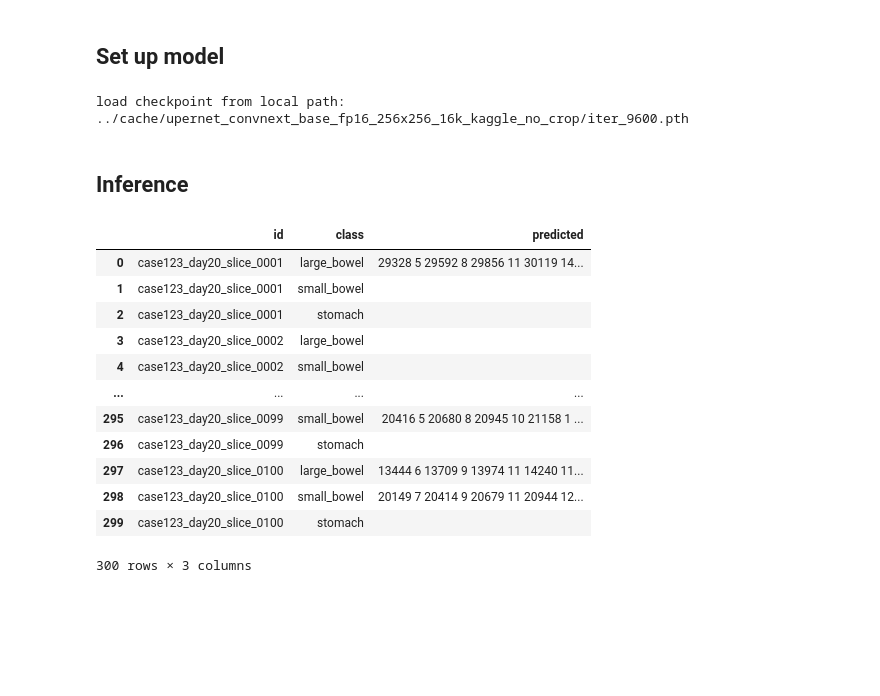
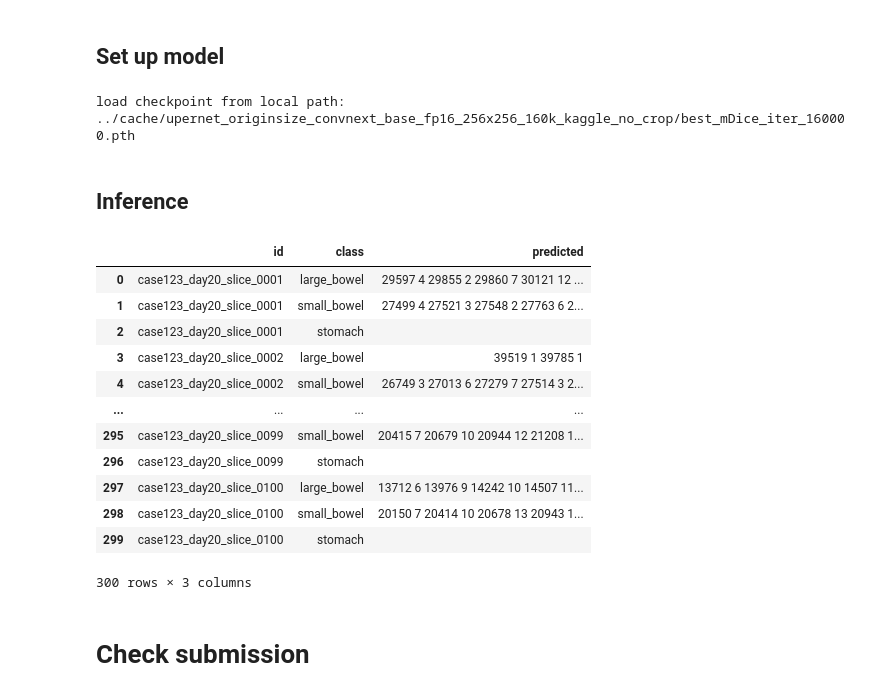
Before and after one commit to zezeze97/kaggle_segmentation, a Jupyter notebook: kaggle_segmentation/prepare_submission_pred.ipynb, the cells around one changed output. Drawn from its saved outputs; the diff is of its cells as text; code cells hidden in the pictures; blank space fills up the shorter version.

```diff
--- a/kaggle_segmentation/prepare_submission_pred.ipynb
+++ b/kaggle_segmentation/prepare_submission_pred.ipynb
@@ -13,12 +13,34 @@ import numpy as np
 # %% [markdown]
 ## Usefull tools
 # %%
+# ref.: https://www.kaggle.com/stainsby/fast-tested-rle
 def rle_encode(img):
+    '''
+    img: numpy array, 1 - mask, 0 - background
+    Returns run length as string formated
+    '''
     pixels = img.flatten()
     pixels = np.concatenate([[0], pixels, [0]])
     runs = np.where(pixels[1:] != pixels[:-1])[0] + 1
     runs[1::2] -= runs[::2]
     return ' '.join(str(x) for x in runs)
+
+# ref: https://www.kaggle.com/paulorzp/run-length-encode-and-decode
+def rle_decode(mask_rle, shape):
+    '''
+    mask_rle: run-length as string formated (start length)
+    shape: (height,width) of array to return
+    Returns numpy array, 1 - mask, 0 - background
+
+    '''
+    s = np.asarray(mask_rle.split(), dtype=int)
+    starts = s[0::2] - 1
+    lengths = s[1::2]
+    ends = starts + lengths
+    img = np.zeros(shape[0]*shape[1], dtype=np.uint8)
+    for lo, hi in zip(starts, ends):
+        img[lo:hi] = 1
+    return img.reshape(shape)  # Needed to align to RLE direction
 
 def convert_pred(img):
     '''
@@ -73,40 +95,40 @@ sub
 # %% [markdown]
 ## Set up model
 # %%
-config_file = '../cache/upernet_convnext_base_fp16_256x256_16k_kaggle_no_crop/upernet_convnext_base_fp16_256x256_16k_kaggle_no_crop.py'
-checkpoint_file = '../cache/upernet_convnext_base_fp16_256x256_16k_kaggle_no_crop/iter_9600.pth'
+config_file = '../cache/upernet_originsize_convnext_base_fp16_256x256_160k_kaggle_no_crop/upernet_originsize_convnext_base_fp16_256x256_160k_kaggle_no_crop.py'
+checkpoint_file = '../cache/upernet_originsize_convnext_base_fp16_256x256_160k_kaggle_no_crop/best_mDice_iter_160000.pth'
 # build the model from a config file and a checkpoint file
 model = init_segmentor(config_file, checkpoint_file, device='cuda:0')
 # %% [output]
-load checkpoint from local path: ../cache/upernet_convnext_base_fp16_256x256_16k_kaggle_no_crop/iter_9600.pth
+load checkpoint from local path: ../cache/upernet_originsize_convnext_base_fp16_256x256_160k_kaggle_no_crop/best_mDice_iter_160000.pth
 # %% [markdown]
 ## Inference
 # %%
-subs = []
 for day, group in tqdm(sub.groupby("days")):
-    imgs = []
     for file_name in group.file_name.unique():
         res = inference_segmentor(model, file_name)[0]
         convert_res = convert_pred(res)
         for j in range(3):
-            rle = rle_encode(convert_res[...,j])
+            rle = rle_encode(convert_res[:,:,j])
             index = fname2index[file_name + classes[j]]
             sub.loc[index, "predicted"] = rle
 # %%
 sub = sub[["id", "class", "predicted"]]
-sub.to_csv("submission.csv", index = False)
+# sub.to_csv("submission.csv", index = False)
 sub
 # %% [output]
 |  | id | class | predicted |
-| 0 | case123_day20_slice_0001 | large_bowel | 29328 5 29592 8 29856 11 30119 14... |
-| 1 | case123_day20_slice_0001 | small_bowel |  |
+| 0 | case123_day20_slice_0001 | large_bowel | 29597 4 29855 2 29860 7 30121 12 ... |
+| 1 | case123_day20_slice_0001 | small_bowel | 27499 4 27521 3 27548 2 27763 6 2... |
 | 2 | case123_day20_slice_0001 | stomach |  |
-| 3 | case123_day20_slice_0002 | large_bowel |  |
-| 4 | case123_day20_slice_0002 | small_bowel |  |
+| 3 | case123_day20_slice_0002 | large_bowel | 39519 1 39785 1 |
+| 4 | case123_day20_slice_0002 | small_bowel | 26749 3 27013 6 27279 7 27514 3 2... |
 | ... | ... | ... | ... |
-| 295 | case123_day20_slice_0099 | small_bowel | 20416 5 20680 8 20945 10 21158 1 ... |
+| 295 | case123_day20_slice_0099 | small_bowel | 20415 7 20679 10 20944 12 21208 1... |
 | 296 | case123_day20_slice_0099 | stomach |  |
-| 297 | case123_day20_slice_0100 | large_bowel | 13444 6 13709 9 13974 11 14240 11... |
-| 298 | case123_day20_slice_0100 | small_bowel | 20149 7 20414 9 20679 11 20944 12... |
+| 297 | case123_day20_slice_0100 | large_bowel | 13712 6 13976 9 14242 10 14507 11... |
+| 298 | case123_day20_slice_0100 | small_bowel | 20150 7 20414 10 20678 13 20943 1... |
 | 299 | case123_day20_slice_0100 | stomach |  |
 300 rows × 3 columns
+# %% [markdown]
+# Check submission
```
Also changed, not shown: parts of 3 cells of this notebook, 1 other file.
